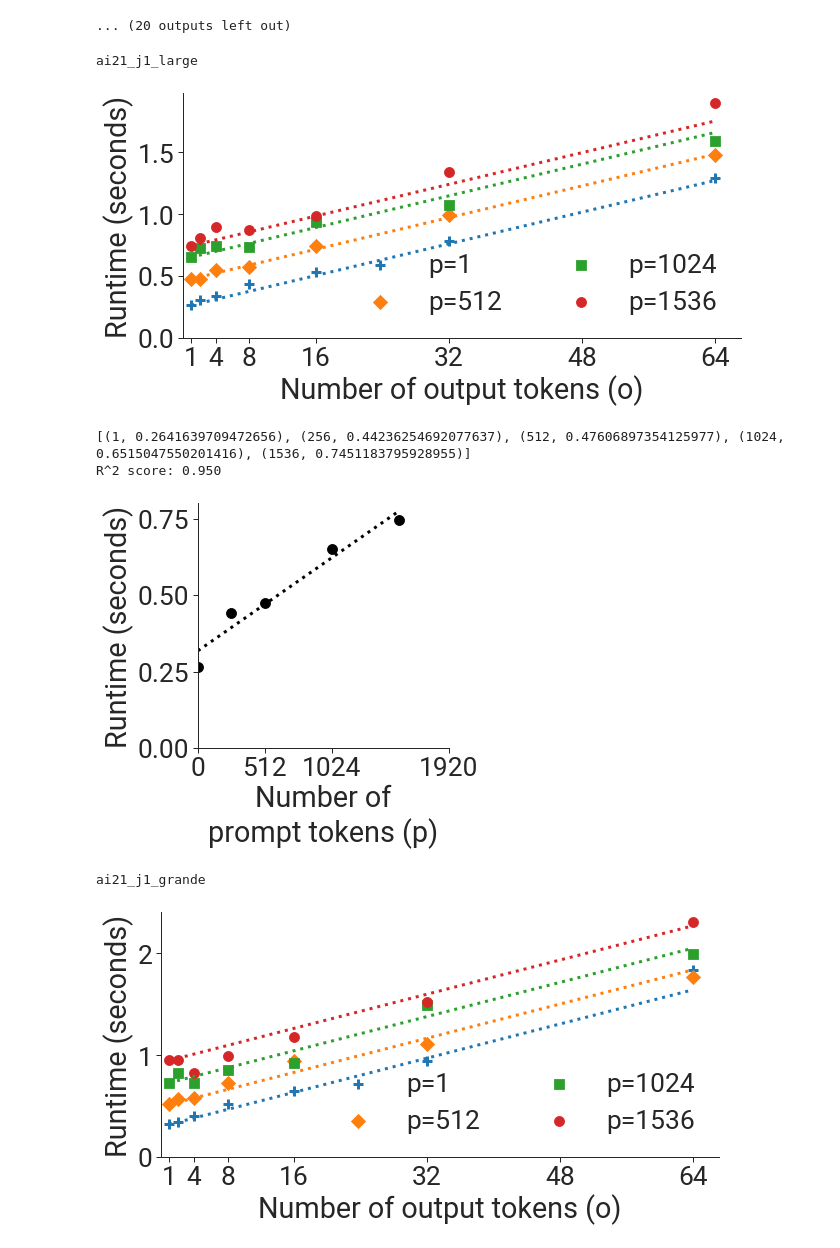
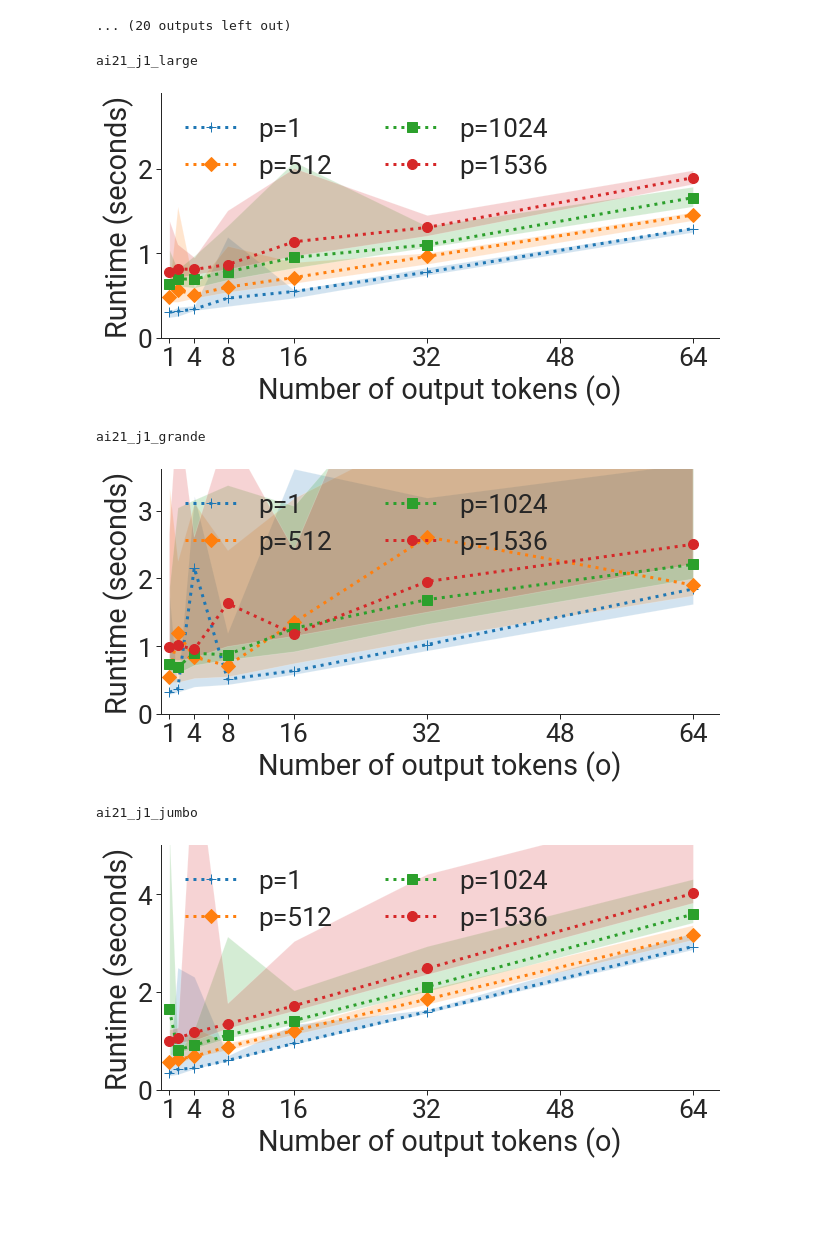
Before and after one commit to stanford-crfm/helm-efficiency, a Jupyter notebook: notebooks/fit_runtimes.ipynb, the cells around one changed output. Cells and saved outputs as stored; diff of their text form; code cells hidden in the pictures; blank space fills up the shorter version.

Commit message:
Updated runtime vs. num_output_tokens graphs

```diff
--- a/notebooks/fit_runtimes.ipynb
+++ b/notebooks/fit_runtimes.ipynb
@@ -168,7 +168,7 @@ def read_real_system_runtimes(parent_dir, use_min_runtime=True):
         if use_min_runtime:
             all_runtimes[key] = min(all_runtimes[key])
         else:
-            all_runtimes[key] = list(all_runtimes[key])[0]
+            all_runtimes[key] = list(all_runtimes[key])
     return all_runtimes
 # %%
 real_system_runtimes = read_real_system_runtimes("../benchmark_output/runs/latest")
@@ -439,45 +493,28 @@ R^2 score: 0.992
 # %%
 # Plot random black-box API runtimes.
 runtimes = real_system_runtimes_random
 plot_per_model_runtimes(runtimes, 'ai21_j1_large', [1, 512, 1024, 1536],
-                        scatter=True,
-                        model_obj=real_system_random_json_obj["ai21/j1-large"],
                         output_filename='../figures/runtime_vs_num_output_tokens/real_system_ai21_j1_large_v4.pdf')
 plot_per_model_runtimes(runtimes, 'ai21_j1_grande', [1, 512, 1024, 1536],
-                        scatter=True,
-                        model_obj=real_system_random_json_obj["ai21/j1-grande"],
                         output_filename='../figures/runtime_vs_num_output_tokens/real_system_ai21_j1_grande_v4.pdf')
 plot_per_model_runtimes(runtimes, 'ai21_j1_jumbo', [1, 512, 1024, 1536],
-                        scatter=True,
-                        model_obj=real_system_random_json_obj["ai21/j1-jumbo"],
                         ylim=5.0,
                         output_filename='../figures/runtime_vs_num_output_tokens/real_system_ai21_j1_jumbo_v4.pdf')
 plot_per_model_runtimes(runtimes, 'anthropic', [1, 512, 1024, 1536],
-                        scatter=True,
-                        model_obj=real_system_random_json_obj["anthropic/stanford-online-all-v4-s3"],
                         ylim=5.0,
                         output_filename='../figures/runtime_vs_num_output_tokens/real_system_anthropic_v4.pdf')
 plot_per_model_runtimes(runtimes, 'cohere_small-20220720', [1, 512, 1024, 1536],
-                        scatter=True,
-                        model_obj=real_system_random_json_obj["cohere/small-20220720"],
                         output_filename='../figures/runtime_vs_num_output_tokens/real_system_cohere_small_v4.pdf')
 plot_per_model_runtimes(runtimes, 'cohere_medium-20220720', [1, 512, 1024, 1536],
-                        scatter=True,
-                        model_obj=real_system_random_json_obj["cohere/medium-20220720"],
                         output_filename='../figures/runtime_vs_num_output_tokens/real_system_cohere_medium_v4.pdf')
 plot_per_model_runtimes(runtimes, 'cohere_large-20220720', [1, 512, 1024, 1536],
-                        scatter=True,
-                        model_obj=real_system_random_json_obj["cohere/large-20220720"],
                         output_filename='../figures/runtime_vs_num_output_tokens/real_system_cohere_large_v4.pdf')
 plot_per_model_runtimes(runtimes, 'cohere_xlarge-20220609', [1, 512, 1024, 1536],
-                        scatter=True,
-                        model_obj=real_system_random_json_obj["cohere/xlarge-20220609"],
                         output_filename='../figures/runtime_vs_num_output_tokens/real_system_cohere_xlarge_v4.pdf')
 # %% [output]
 ai21_j1_large
-[figure, old version]
+[figure, new version]
-[(1, 0.2641639709472656), (256, 0.44236254692077637), (512, 0.47606897354125977), (1024, 0.6515047550201416), (1536, 0.7451183795928955)]
-R^2 score: 0.950
+ai21_j1_grande
-[figure, old version]
+[figure, new version]
-ai21_j1_grande
+ai21_j1_jumbo
-[figure, old version]
+[figure, new version]
```
Also changed, not shown: parts of 3 cells of this notebook, 38 other files.
